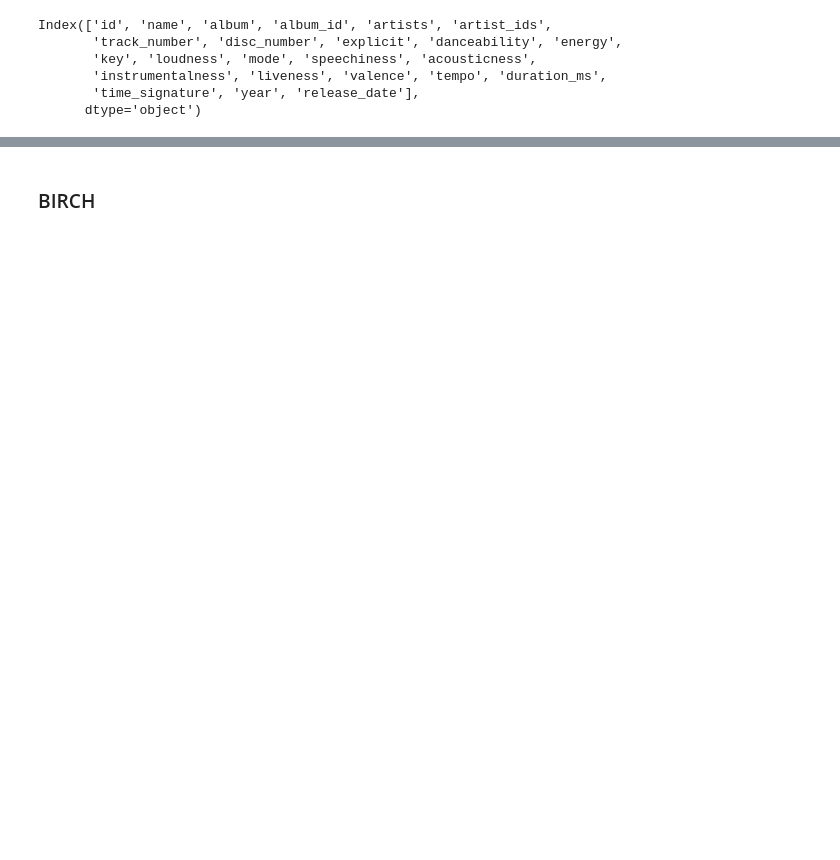
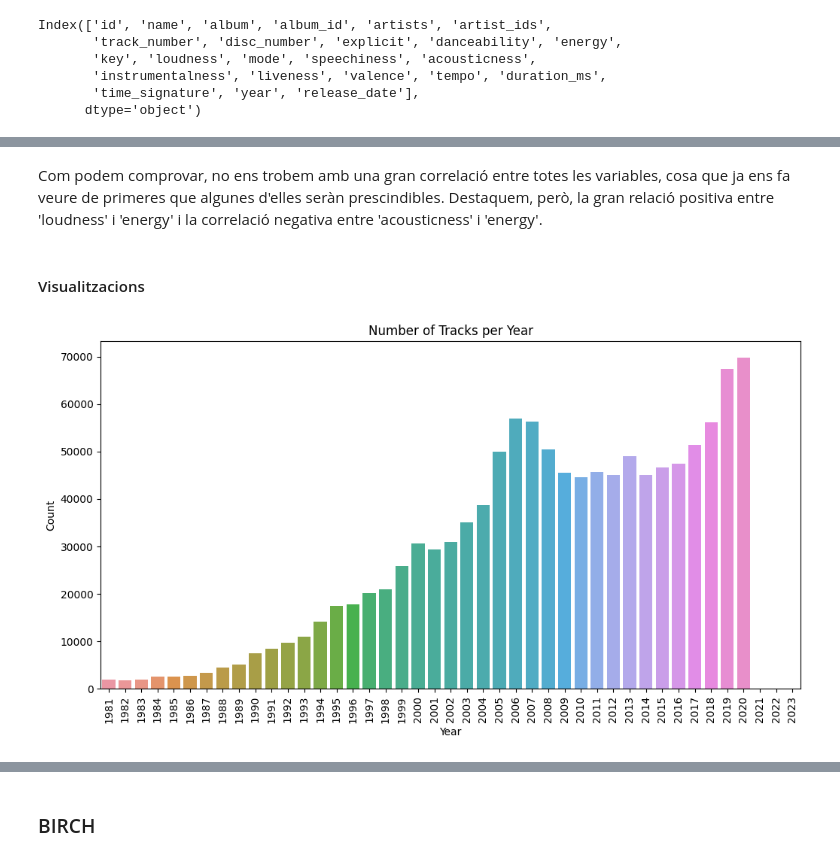
Before and after one commit to Jidorr/Spotify_TFM, a Jupyter notebook: src/modeling/recommender_system.ipynb, the cells around one changed output, grey strips where cells are left out. Drawn from its saved outputs; the diff is of its cells as text; code cells hidden in the pictures; blank space fills up the shorter version.

```diff
--- a/src/modeling/recommender_system.ipynb
+++ b/src/modeling/recommender_system.ipynb
@@ -149,0 +112,15 @@ dict1['kmeans']=x
+# %% [markdown]
+Com podem comprovar, no ens trobem amb una gran correlació entre totes les variables, cosa que ja ens fa veure de primeres que algunes d'elles seràn prescindibles. Destaquem, però, la gran relació positiva entre 'loudness' i 'energy' i la correlació negativa entre 'acousticness' i 'energy'.
+# %% [markdown]
+#### Visualitzacions
+# %%
+# número de cançons per any
+plt.figure(figsize=(12, 6))
+sns.countplot(x='year', data=dataset.loc[dataset.year > 1980])
+plt.title('Number of Tracks per Year')
+plt.xlabel('Year')
+plt.ylabel('Count')
+plt.xticks(rotation=90)
+plt.show()
+# %% [output]
+[figure, added]
```
Also changed, not shown: parts of 76 cells of this notebook, 8 other files.
